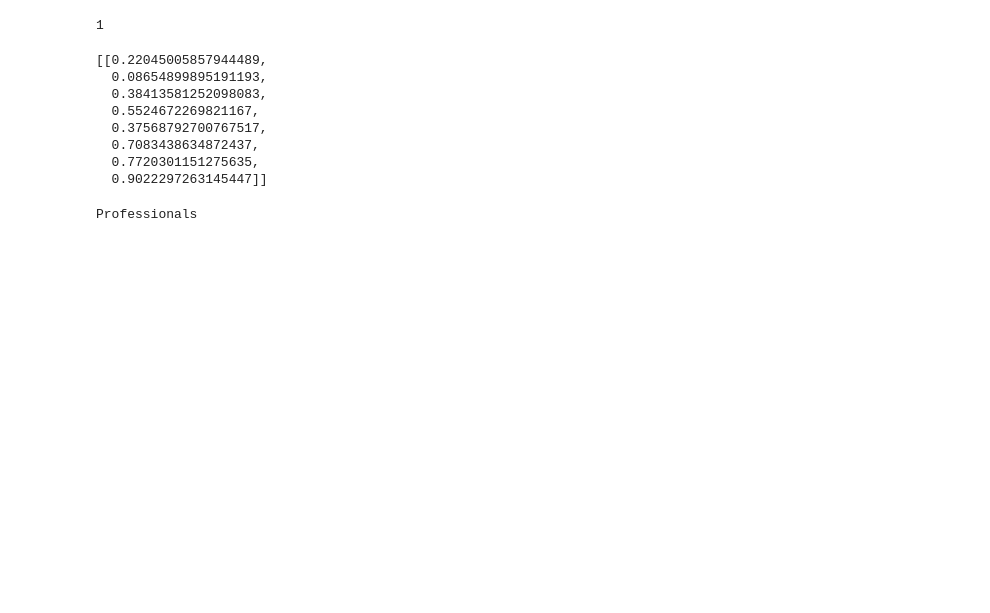
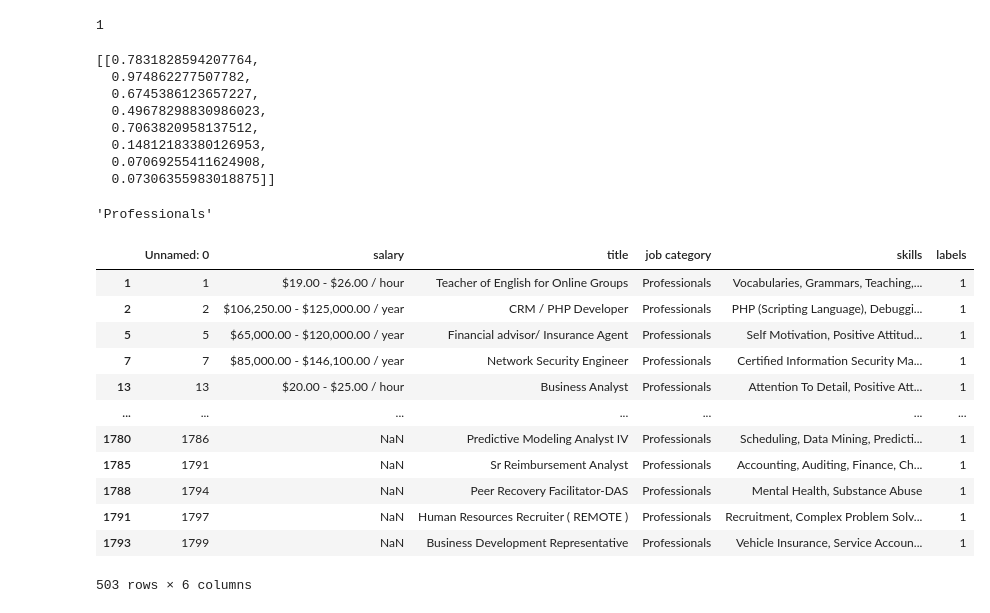
Before and after one commit to JYP97/DS2_Proj_Jobs_skills_analysis, a Jupyter notebook: BERT_BACKEND_TEST.ipynb, the cells around one changed output. Drawn from its saved outputs; the diff is of its cells as text; code cells hidden in the pictures; blank space fills up the shorter version.

Commit message:
add functionality - matching category to job titles

```diff
--- a/BERT_BACKEND_TEST.ipynb
+++ b/BERT_BACKEND_TEST.ipynb
@@ -32,7 +32,7 @@ Successfully installed huggingface-hub-0.11.1 tokenizers-0.13.2 transformers-4.2
 # Load tokenizer & fine-tuned model
 tokenizer = BertTokenizer.from_pretrained('bert-base-uncased', do_lower_case=True)
 print("=== BERT tokenizer loaded. ===")
-model = BertForSequenceClassification.from_pretrained(
+fine_tuned_model = BertForSequenceClassification.from_pretrained(
     "/content/drive/MyDrive/DataScience/DS2/acc_models_0.51_0.49_warmup100_2e-5_666",
     num_labels = 8
 )
@@ -65,12 +65,12 @@ labels = ['Managers',
  'Clerical support workers',
  'Elementary occupations']
 # %%
-model.eval()
+fine_tuned_model.eval()
 with torch.no_grad():
     input_ids=encodings.input_ids
     attention_mask=encodings.attention_mask
     token_type_ids=encodings.token_type_ids
-    output=model(input_ids, attention_mask, token_type_ids)
+    output=fine_tuned_model(input_ids, attention_mask, token_type_ids)
     final_output = torch.sigmoid(output.logits).cpu().detach().numpy().tolist()
     print(int(np.argmax(final_output, axis=1)))
 # %% [output]
@@ -78,18 +78,38 @@ with torch.no_grad():
 # %%
 final_output
 # %% [output]
-[[0.22045005857944489,
-  0.08654899895191193,
-  0.38413581252098083,
-  0.5524672269821167,
-  0.37568792700767517,
-  0.7083438634872437,
-  0.7720301151275635,
-  0.9022297263145447]]
+[[0.7831828594207764,
+  0.974862277507782,
+  0.6745386123657227,
+  0.49678298830986023,
+  0.7063820958137512,
+  0.14812183380126953,
+  0.07069255411624908,
+  0.07306355983018875]]
 # %%
 from itertools import chain
 probabilities=list(chain.from_iterable(final_output))
 predictions = dict(zip(labels,probabilities))
-print(max(predictions, key=predictions.get))
+pred_label = max(predictions, key=predictions.get)
+pred_label
 # %% [output]
-Professionals
+'Professionals'
+# %%
+import pandas as pd
+job_df = pd.read_csv('/content/drive/MyDrive/DS2/clean_dataset_1794.csv')
+category_df = job_df[job_df['job category'] == str(pred_label)]
+display(category_df)
+# %% [output]
+|  | Unnamed: 0 | salary | title | job category | skills | labels |
+| 1 | 1 | $19.00 - $26.00 / hour | Teacher of English for Online Groups | Professionals | Vocabularies, Grammars, Teaching,... | 1 |
+| 2 | 2 | $106,250.00 - $125,000.00 / year | CRM / PHP Developer | Professionals | PHP (Scripting Language), Debuggi... | 1 |
+| 5 | 5 | $65,000.00 - $120,000.00 / year | Financial advisor/ Insurance Agent | Professionals | Self Motivation, Positive Attitud... | 1 |
+| 7 | 7 | $85,000.00 - $146,100.00 / year | Network Security Engineer | Professionals | Certified Information Security Ma... | 1 |
+| 13 | 13 | $20.00 - $25.00 / hour | Business Analyst | Professionals | Attention To Detail, Positive Att... | 1 |
+| ... | ... | ... | ... | ... | ... | ... |
+| 1780 | 1786 | NaN | Predictive Modeling Analyst IV | Professionals | Scheduling, Data Mining, Predicti... | 1 |
+| 1785 | 1791 | NaN | Sr Reimbursement Analyst | Professionals | Accounting, Auditing, Finance, Ch... | 1 |
+| 1788 | 1794 | NaN | Peer Recovery Facilitator-DAS | Professionals | Mental Health, Substance Abuse | 1 |
+| 1791 | 1797 | NaN | Human Resources Recruiter ( REMOTE ) | Professionals | Recruitment, Complex Problem Solv... | 1 |
+| 1793 | 1799 | NaN | Business Development Representative | Professionals | Vehicle Insurance, Service Accoun... | 1 |
+503 rows × 6 columns
```
Also changed, not shown: parts of 8 cells of this notebook.
